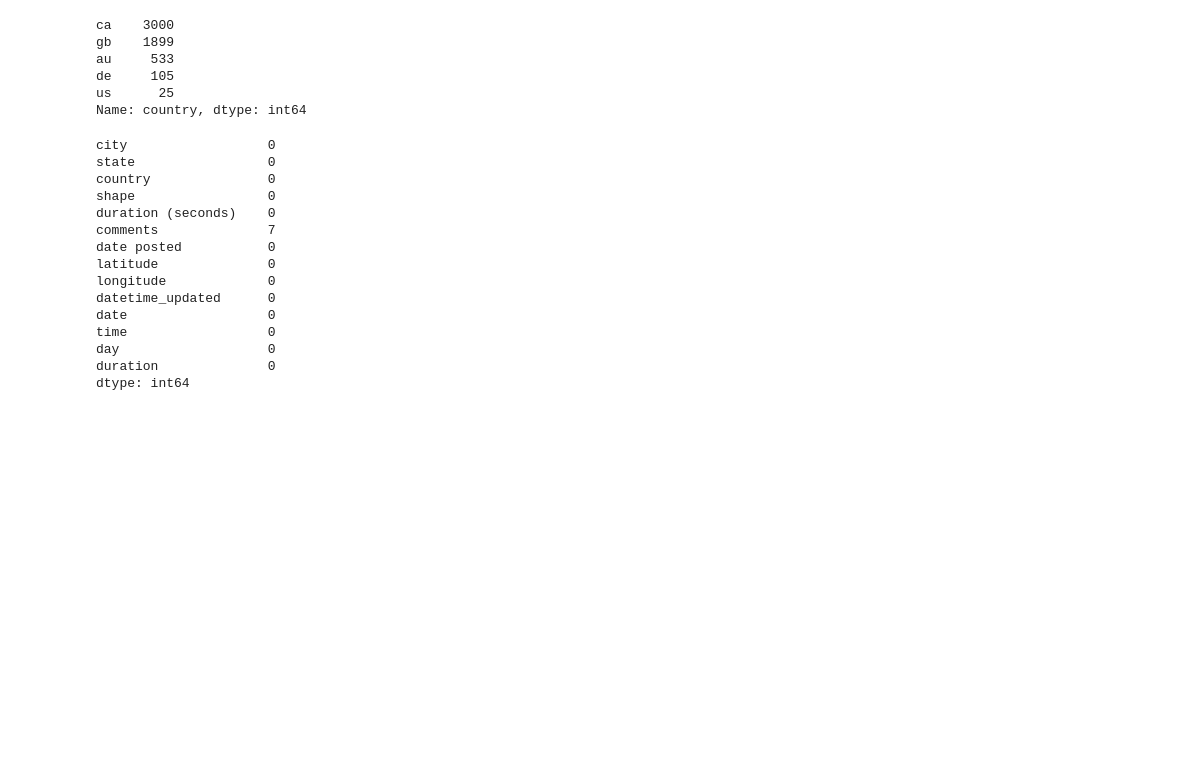
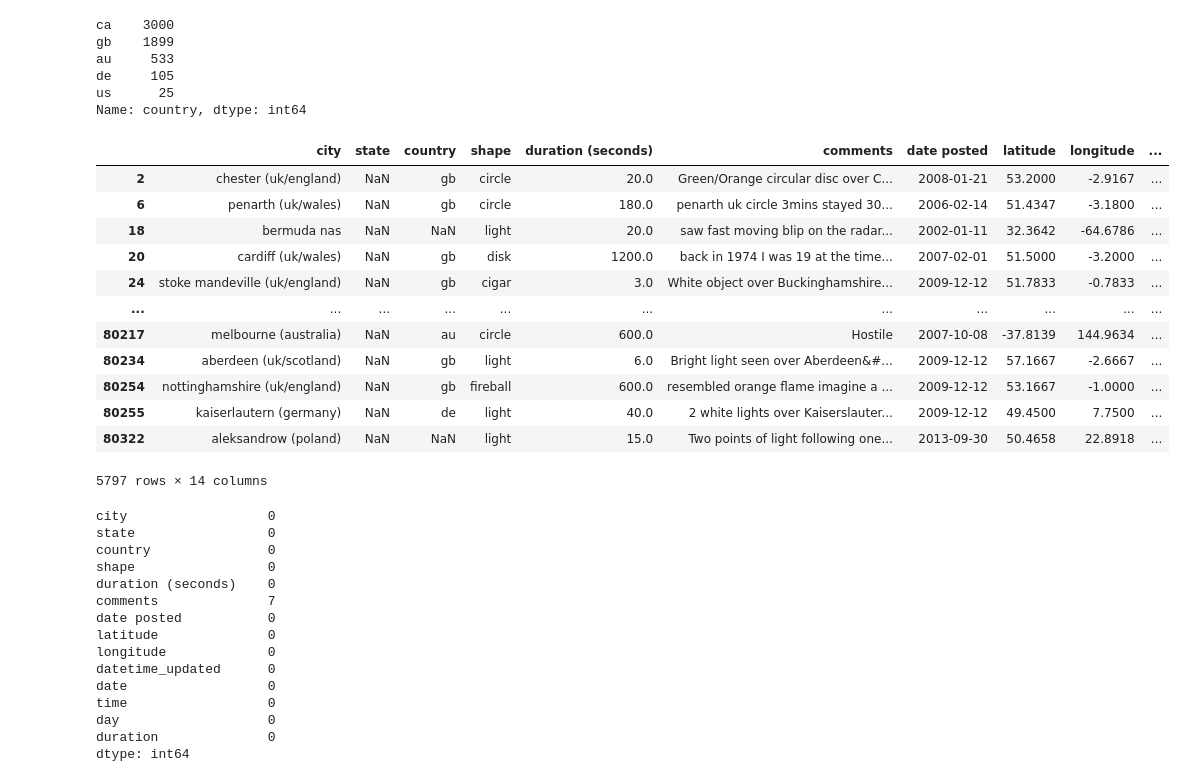
Before and after one commit to xHerandi/UFO-sightings, a Jupyter notebook: main.ipynb, the cells around one changed output. Cells and saved outputs as stored; diff of their text form; code cells hidden in the pictures; blank space fills up the shorter version.

```diff
--- a/main.ipynb
+++ b/main.ipynb
@@ -182,5 +182,21 @@ df['duration'] = df['duration (seconds)'].apply(time)
 # %%
 # dropping columns that won't be needed
 df.drop(['datetime', 'duration (hours/min)', 'fix_time', 'tempdatetime'], axis = 1, inplace=True)
+# %%
+df[df['state'].isna()]
+# %% [output]
+|  | city | state | country | shape | duration (seconds) | comments | date posted | latitude | longitude | ... |
+| 2 | chester (uk/england) | NaN | gb | circle | 20.0 | Green/Orange circular disc over C... | 2008-01-21 | 53.2000 | -2.9167 | ... |
+| 6 | penarth (uk/wales) | NaN | gb | circle | 180.0 | penarth uk circle 3mins stayed 30... | 2006-02-14 | 51.4347 | -3.1800 | ... |
+| 18 | bermuda nas | NaN | NaN | light | 20.0 | saw fast moving blip on the radar... | 2002-01-11 | 32.3642 | -64.6786 | ... |
+| 20 | cardiff (uk/wales) | NaN | gb | disk | 1200.0 | back in 1974 I was 19 at the time... | 2007-02-01 | 51.5000 | -3.2000 | ... |
+| 24 | stoke mandeville (uk/england) | NaN | gb | cigar | 3.0 | White object over Buckinghamshire... | 2009-12-12 | 51.7833 | -0.7833 | ... |
+| ... | ... | ... | ... | ... | ... | ... | ... | ... | ... | ... |
+| 80217 | melbourne (australia) | NaN | au | circle | 600.0 | Hostile | 2007-10-08 | -37.8139 | 144.9634 | ... |
+| 80234 | aberdeen (uk/scotland) | NaN | gb | light | 6.0 | Bright light seen over Aberdeen&#... | 2009-12-12 | 57.1667 | -2.6667 | ... |
+| 80254 | nottinghamshire (uk/england) | NaN | gb | fireball | 600.0 | resembled orange flame imagine a ... | 2009-12-12 | 53.1667 | -1.0000 | ... |
+| 80255 | kaiserlautern (germany) | NaN | de | light | 40.0 | 2 white lights over Kaiserslauter... | 2009-12-12 | 49.4500 | 7.7500 | ... |
+| 80322 | aleksandrow (poland) | NaN | NaN | light | 15.0 | Two points of light following one... | 2013-09-30 | 50.4658 | 22.8918 | ... |
+5797 rows × 14 columns
 # %%
 # removing rows with missing data in the following columns
```
Also changed, not shown: parts of 2 cells of this notebook, 1 other file.
